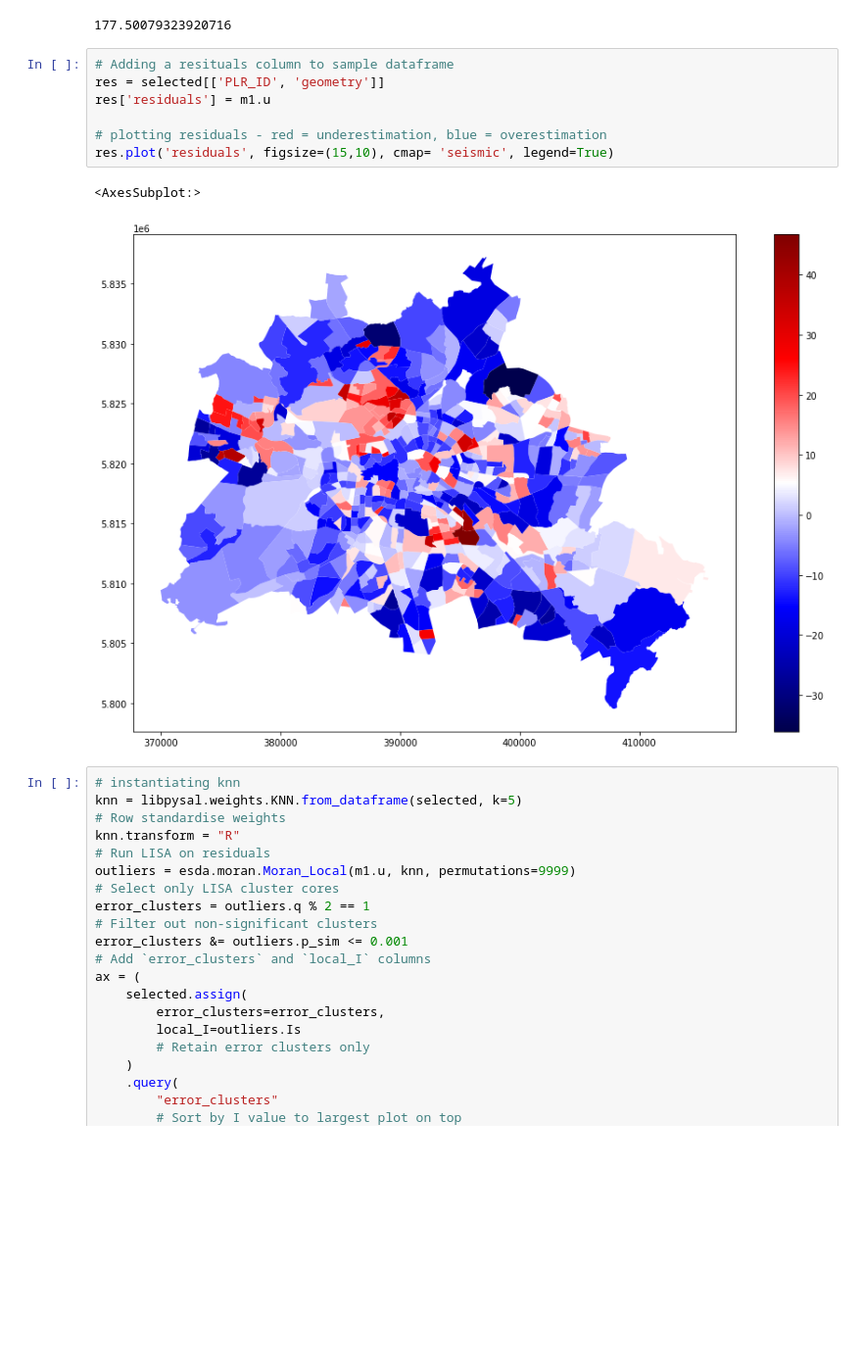
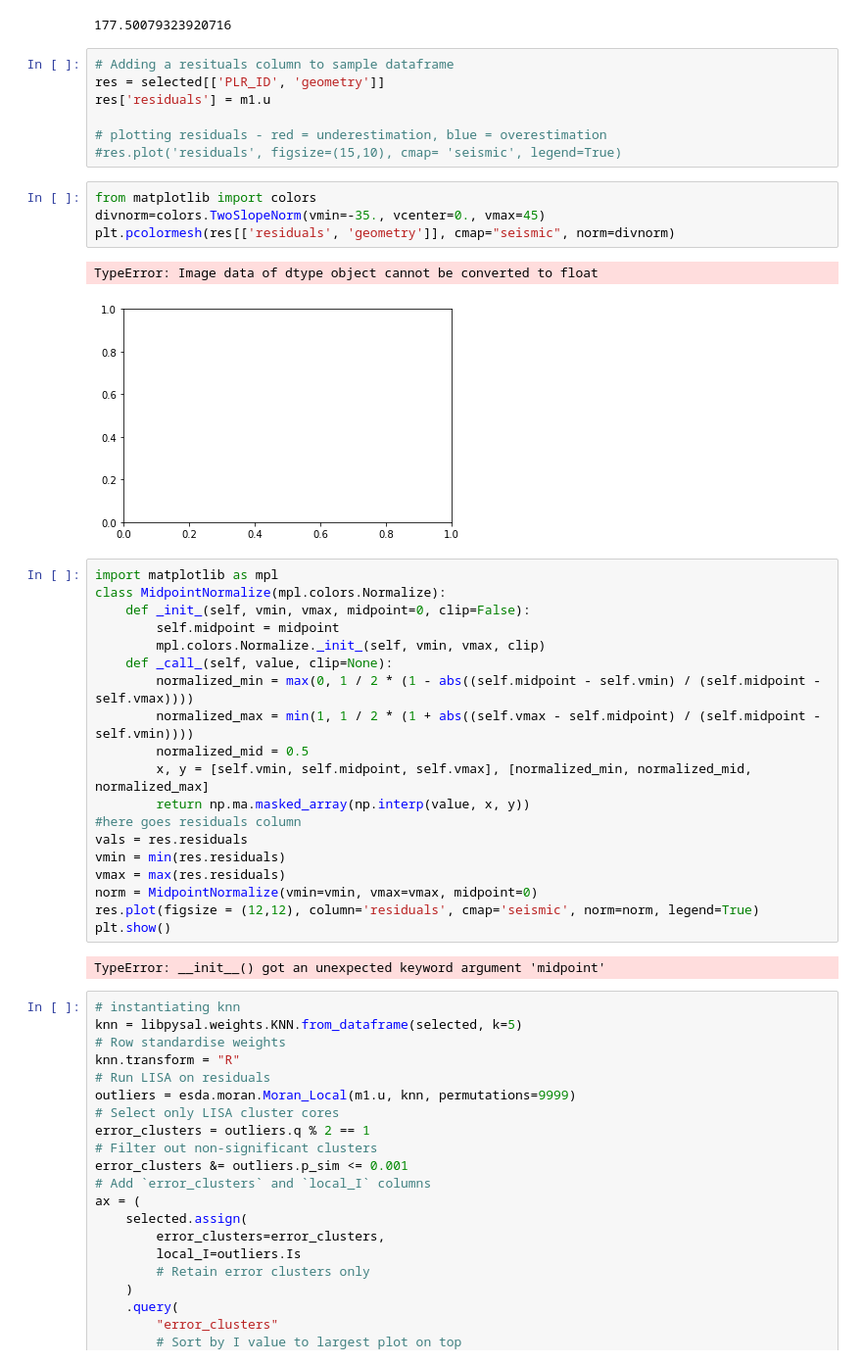
Before and after one commit to Safiaaaaa/YouthInTheCity, a Jupyter notebook: notebooks/safia-basic-model-infra.ipynb, the cells around one changed output. Shown at 98% size. Drawn from its saved outputs; the diff is of its cells as text; blank space fills up the shorter version.

```diff
--- a/notebooks/safia-basic-model-infra.ipynb
+++ b/notebooks/safia-basic-model-infra.ipynb
@@ -292,10 +214,35 @@ res = selected[['PLR_ID', 'geometry']]
 res['residuals'] = m1.u
 
 # plotting residuals - red = underestimation, blue = overestimation
-res.plot('residuals', figsize=(15,10), cmap= 'seismic', legend=True)
+#res.plot('residuals', figsize=(15,10), cmap= 'seismic', legend=True)
-# %% [output]
-<AxesSubplot:>
-[figure, removed]
+# %%
+from matplotlib import colors
+divnorm=colors.TwoSlopeNorm(vmin=-35., vcenter=0., vmax=45)
+plt.pcolormesh(res[['residuals', 'geometry']], cmap="seismic", norm=divnorm)
+# %% [output]
+TypeError: Image data of dtype object cannot be converted to float
+[figure, added]
+# %%
+import matplotlib as mpl
+class MidpointNormalize(mpl.colors.Normalize):
+    def _init_(self, vmin, vmax, midpoint=0, clip=False):
+        self.midpoint = midpoint
+        mpl.colors.Normalize._init_(self, vmin, vmax, clip)
+    def _call_(self, value, clip=None):
+        normalized_min = max(0, 1 / 2 * (1 - abs((self.midpoint - self.vmin) / (self.midpoint - self.vmax))))
+        normalized_max = min(1, 1 / 2 * (1 + abs((self.vmax - self.midpoint) / (self.midpoint - self.vmin))))
+        normalized_mid = 0.5
+        x, y = [self.vmin, self.midpoint, self.vmax], [normalized_min, normalized_mid, normalized_max]
+        return np.ma.masked_array(np.interp(value, x, y))
+#here goes residuals column
+vals = res.residuals
+vmin = min(res.residuals)
+vmax = max(res.residuals)
+norm = MidpointNormalize(vmin=vmin, vmax=vmax, midpoint=0)
+res.plot(figsize = (12,12), column='residuals', cmap='seismic', norm=norm, legend=True)
+plt.show()
+# %% [output]
+TypeError: __init__() got an unexpected keyword argument 'midpoint'
 # %%
 # instantiating knn
 knn = libpysal.weights.KNN.from_dataframe(selected, k=5)
```
Also changed, not shown: parts of 10 cells of this notebook, 1 other file.
